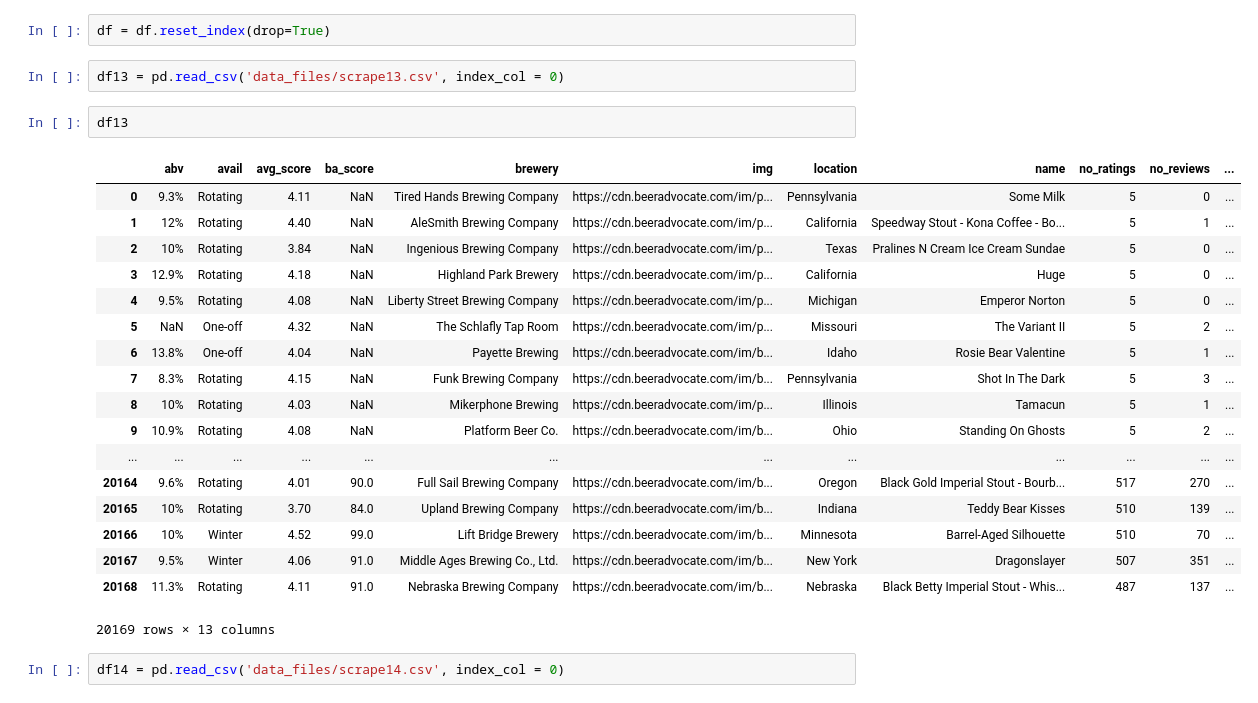
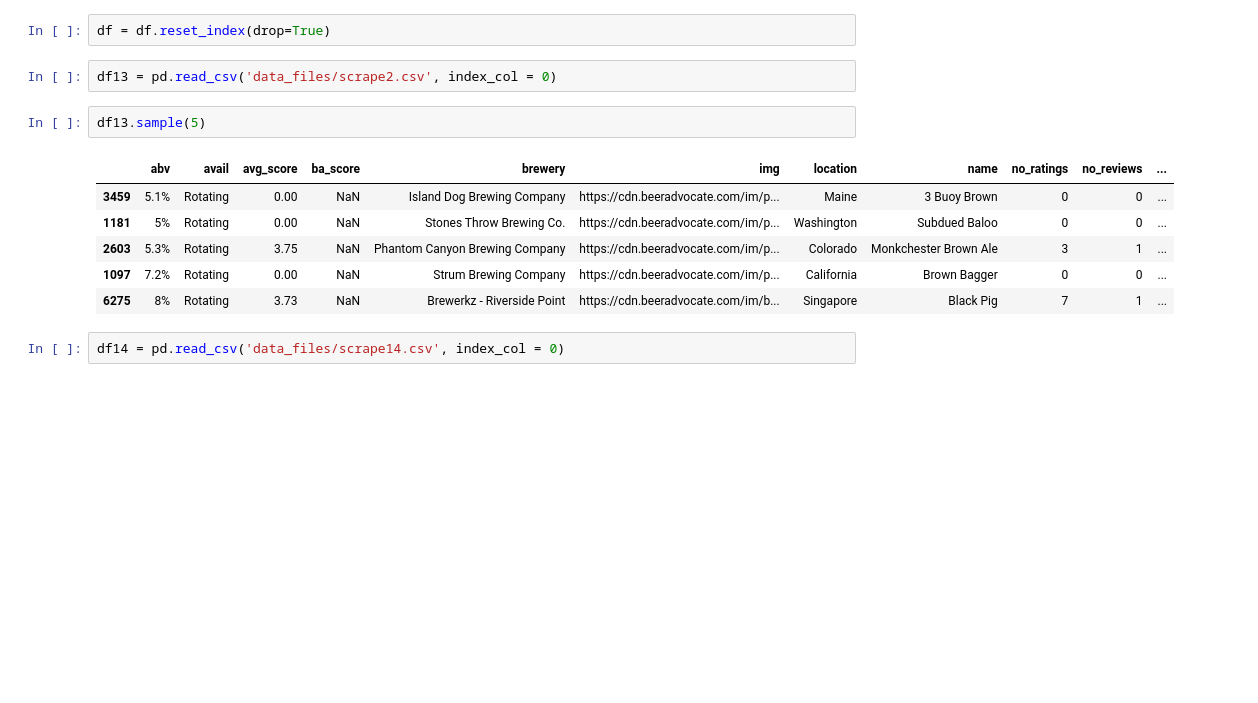
Before and after one commit to ssmithie/beer_recommender, a Jupyter notebook: EDA.ipynb, the cells around one changed output. Drawn from its saved outputs; the diff is of its cells as text; blank space fills up the shorter version.

```diff
--- a/EDA.ipynb
+++ b/EDA.ipynb
@@ -41,28 +41,16 @@ df12 = pd.read_csv('data_files/scrape12.csv', index_col=0)
 # %%
 df = df.reset_index(drop=True)
 # %%
-df13 = pd.read_csv('data_files/scrape13.csv', index_col = 0)
+df13 = pd.read_csv('data_files/scrape2.csv', index_col = 0)
 # %%
-df13
+df13.sample(5)
 # %% [output]
 |  | abv | avail | avg_score | ba_score | brewery | img | location | name | no_ratings | no_reviews | ... |
-| 0 | 9.3% | Rotating | 4.11 | NaN | Tired Hands Brewing Company | https://cdn.beeradvocate.com/im/p... | Pennsylvania | Some Milk | 5 | 0 | ... |
-| 1 | 12% | Rotating | 4.40 | NaN | AleSmith Brewing Company | https://cdn.beeradvocate.com/im/p... | California | Speedway Stout - Kona Coffee - Bo... | 5 | 1 | ... |
-| 2 | 10% | Rotating | 3.84 | NaN | Ingenious Brewing Company | https://cdn.beeradvocate.com/im/p... | Texas | Pralines N Cream Ice Cream Sundae | 5 | 0 | ... |
-| 3 | 12.9% | Rotating | 4.18 | NaN | Highland Park Brewery | https://cdn.beeradvocate.com/im/p... | California | Huge | 5 | 0 | ... |
-| 4 | 9.5% | Rotating | 4.08 | NaN | Liberty Street Brewing Company | https://cdn.beeradvocate.com/im/p... | Michigan | Emperor Norton | 5 | 0 | ... |
-| 5 | NaN | One-off | 4.32 | NaN | The Schlafly Tap Room | https://cdn.beeradvocate.com/im/p... | Missouri | The Variant II | 5 | 2 | ... |
-| 6 | 13.8% | One-off | 4.04 | NaN | Payette Brewing | https://cdn.beeradvocate.com/im/b... | Idaho | Rosie Bear Valentine | 5 | 1 | ... |
-| 7 | 8.3% | Rotating | 4.15 | NaN | Funk Brewing Company | https://cdn.beeradvocate.com/im/b... | Pennsylvania | Shot In The Dark | 5 | 3 | ... |
-| 8 | 10% | Rotating | 4.03 | NaN | Mikerphone Brewing | https://cdn.beeradvocate.com/im/p... | Illinois | Tamacun | 5 | 1 | ... |
-| 9 | 10.9% | Rotating | 4.08 | NaN | Platform Beer Co. | https://cdn.beeradvocate.com/im/b... | Ohio | Standing On Ghosts | 5 | 2 | ... |
-| ... | ... | ... | ... | ... | ... | ... | ... | ... | ... | ... | ... |
-| 20164 | 9.6% | Rotating | 4.01 | 90.0 | Full Sail Brewing Company | https://cdn.beeradvocate.com/im/b... | Oregon | Black Gold Imperial Stout - Bourb... | 517 | 270 | ... |
-| 20165 | 10% | Rotating | 3.70 | 84.0 | Upland Brewing Company | https://cdn.beeradvocate.com/im/b... | Indiana | Teddy Bear Kisses | 510 | 139 | ... |
-| 20166 | 10% | Winter | 4.52 | 99.0 | Lift Bridge Brewery | https://cdn.beeradvocate.com/im/b... | Minnesota | Barrel-Aged Silhouette | 510 | 70 | ... |
-| 20167 | 9.5% | Winter | 4.06 | 91.0 | Middle Ages Brewing Co., Ltd. | https://cdn.beeradvocate.com/im/b... | New York | Dragonslayer | 507 | 351 | ... |
-| 20168 | 11.3% | Rotating | 4.11 | 91.0 | Nebraska Brewing Company | https://cdn.beeradvocate.com/im/b... | Nebraska | Black Betty Imperial Stout - Whis... | 487 | 137 | ... |
+| 3459 | 5.1% | Rotating | 0.00 | NaN | Island Dog Brewing Company | https://cdn.beeradvocate.com/im/p... | Maine | 3 Buoy Brown | 0 | 0 | ... |
+| 1181 | 5% | Rotating | 0.00 | NaN | Stones Throw Brewing Co. | https://cdn.beeradvocate.com/im/p... | Washington | Subdued Baloo | 0 | 0 | ... |
+| 2603 | 5.3% | Rotating | 3.75 | NaN | Phantom Canyon Brewing Company | https://cdn.beeradvocate.com/im/p... | Colorado | Monkchester Brown Ale | 3 | 1 | ... |
+| 1097 | 7.2% | Rotating | 0.00 | NaN | Strum Brewing Company | https://cdn.beeradvocate.com/im/p... | California | Brown Bagger | 0 | 0 | ... |
+| 6275 | 8% | Rotating | 3.73 | NaN | Brewerkz - Riverside Point | https://cdn.beeradvocate.com/im/b... | Singapore | Black Pig | 7 | 1 | ... |
-20169 rows × 13 columns
 # %%
 df14 = pd.read_csv('data_files/scrape14.csv', index_col = 0)
 # %%
```
Also changed, not shown: 1 other file.
